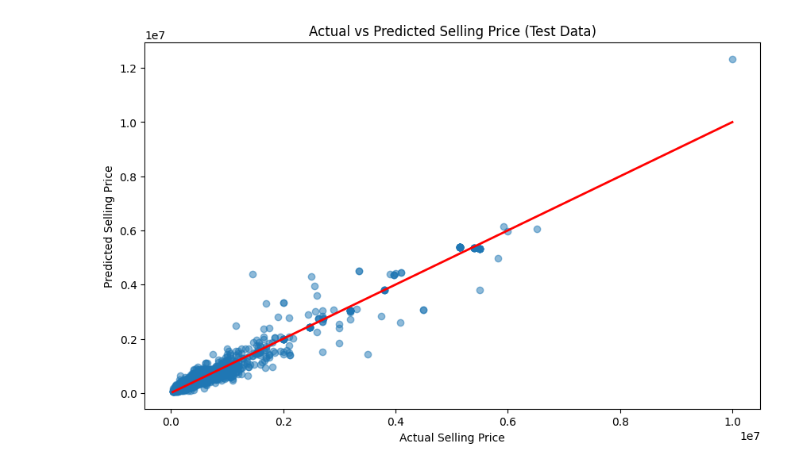
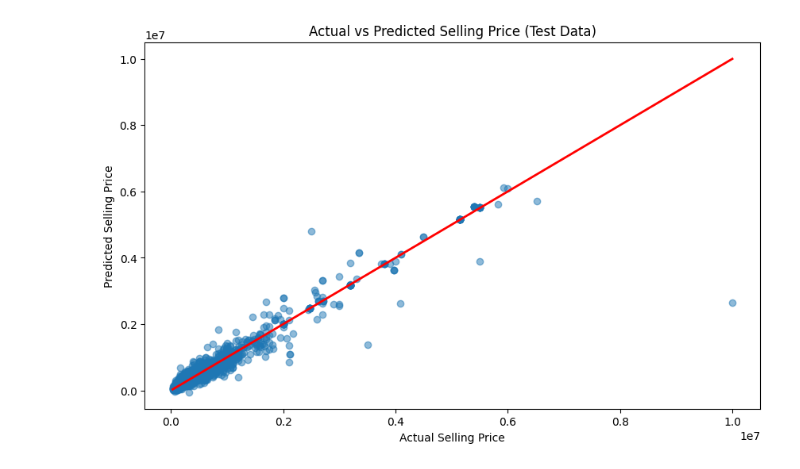
Before and after one commit to dineshsinghbisht/masterdegree, a Jupyter notebook: exercises/machinelearning/ex8.ipynb, the cells around one changed output. Cells and saved outputs as stored; diff of their text form; code cells hidden in the pictures.

```diff
--- a/exercises/machinelearning/ex8.ipynb
+++ b/exercises/machinelearning/ex8.ipynb
@@ -2,10 +2,9 @@
 import pandas as pd
 import numpy as np
 import matplotlib.pyplot as plt
-from sklearn.linear_model import LinearRegression
 from sklearn.compose import ColumnTransformer
 from sklearn.model_selection import train_test_split
-from sklearn.metrics import mean_absolute_error, r2_score
+from sklearn.metrics import mean_absolute_error
 from sklearn.preprocessing import OneHotEncoder, StandardScaler
 import tensorflow as tf
 
@@ -55,20 +54,25 @@ preprocess = ColumnTransformer(
 X_train_scaled = preprocess.fit_transform(X_train)
 X_test_scaled = preprocess.transform(X_test)
 
+# Scaling the target variable to improve neural network training stability
+scaler_y = StandardScaler()
+y_train_scaled = scaler_y.fit_transform(y_train)
+
 # Build a neural network model to predict car selling price
 nn_model = tf.keras.Sequential([
     tf.keras.Input(shape=(X_train_scaled.shape[1],)),
     tf.keras.layers.Dense(80, activation='relu',),
     tf.keras.layers.Dense(80, activation='relu',),
     tf.keras.layers.Dense(80, activation='relu',),
-    tf.keras.layers.Dense(y.shape[1])
+    tf.keras.layers.Dense(y_train_scaled.shape[1])
 ])
 
 # Compile the neural network using Adam optimizer and Huber loss for regression
 nn_model.compile(
     tf.keras.optimizers.Adam(learning_rate=0.001),
-    loss=tf.keras.losses.Huber(delta=100000.0),  # delta in INR
-    metrics=['mae']
+    # loss=tf.keras.losses.Huber(delta=100000.0),  # delta in INR
+    loss='mse',
+    # metrics=['mae']
 )
 
 # Reduce learning rate when validation loss stops improving
@@ -83,7 +87,7 @@ early_stop = tf.keras.callbacks.EarlyStopping(
 
 # Train the neural network using validation split and adaptive callbacks
 nn_model.fit(
-    X_train_scaled, y_train,
+    X_train_scaled, y_train_scaled,
     validation_split=0.2,
     shuffle=True,
     epochs=3000,
@@ -95,6 +99,11 @@ nn_model.fit(
 # Generate predictions for the train and test dataset
 nn_model_prediction_train = nn_model.predict(X_train_scaled)
 nn_model_prediction_test = nn_model.predict(X_test_scaled)
+
+# Apply inverse transformation to obtain predicted prices in the original currency scale
+nn_model_prediction_train = scaler_y.inverse_transform(nn_model_prediction_train)
+nn_model_prediction_test = scaler_y.inverse_transform(nn_model_prediction_test)
+
 
 # Evaluate and display model accuracy with Mean Absolute Error for train and test datasets
 print(f"Mean absolute error in train dataset using Neural Network Model: {mean_absolute_error(y_train, nn_model_prediction_train):.2f}")
@@ -129 +138 @@ Mean absolute error in test dataset using Neural Network Model: 103219.16
-[figure, old version]
+[figure, new version]
```
Also changed, not shown: parts of 1 cell of this notebook, 3 other files.
